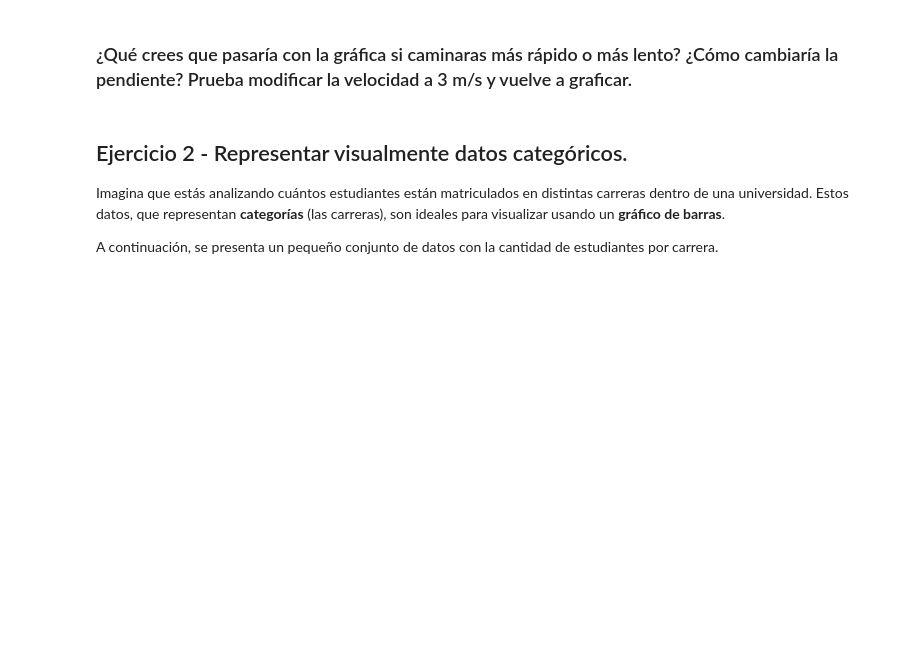
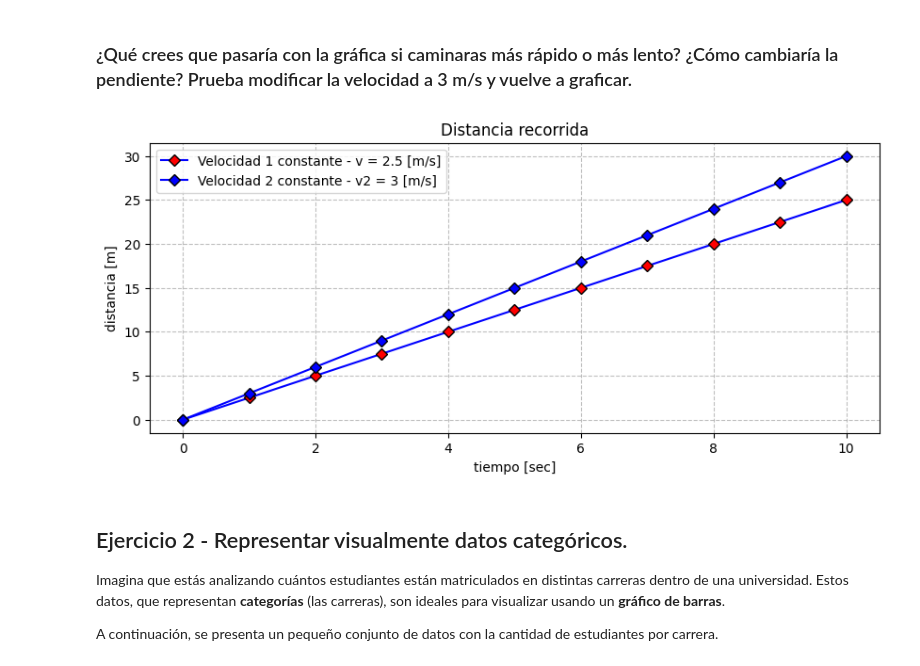
Before and after one commit to cbadil12/visualization-exercises-with-matplot-and-seaborn, a Jupyter notebook: notebook/problems.es.ipynb, the cells around one changed output. Cells and saved outputs as stored; diff of their text form; code cells hidden in the pictures; blank space fills up the shorter version.

```diff
--- a/notebook/problems.es.ipynb
+++ b/notebook/problems.es.ipynb
@@ -66,3 +59,27 @@ y = velocity * x
+# %%
+# 1) Calcular la segunda velocidad
+V_2=3 # velocidad [m/s]
+
+#2) Construir función lineal
+d_2_list=[]
+for t in t_array:
+    d_2_list.append(V_2 * t)
+
+# 3) Convetir d_2_list to d_array
+d_2_array=np.array(d_2_list)
+
+# 4) Plotear la función
+plt.figure(figsize = (10, 4))
+plt.plot(t_array, d_array, label = "Velocidad 1 constante - v = " + str(V) + " [m/s]",marker='D', mec = 'black', mfc = 'r', color="blue")
+plt.plot(t_array, d_2_array, label = "Velocidad 2 constante - v2 = " + str(V_2) + " [m/s]",marker='D', mec = 'black', mfc = 'b', color="blue")
+plt.xlabel("tiempo [sec]")
+plt.ylabel("distancia [m]")
+plt.title("Distancia recorrida")
+plt.grid(alpha=0.5, color="grey", linestyle='--')
+plt.legend()
+plt.show()
+# %% [output]
+[figure, added]
 # %% [markdown]
 ## Ejercicio 2 - Representar visualmente datos categóricos.
 
```
Also changed, not shown: parts of 6 cells of this notebook.
